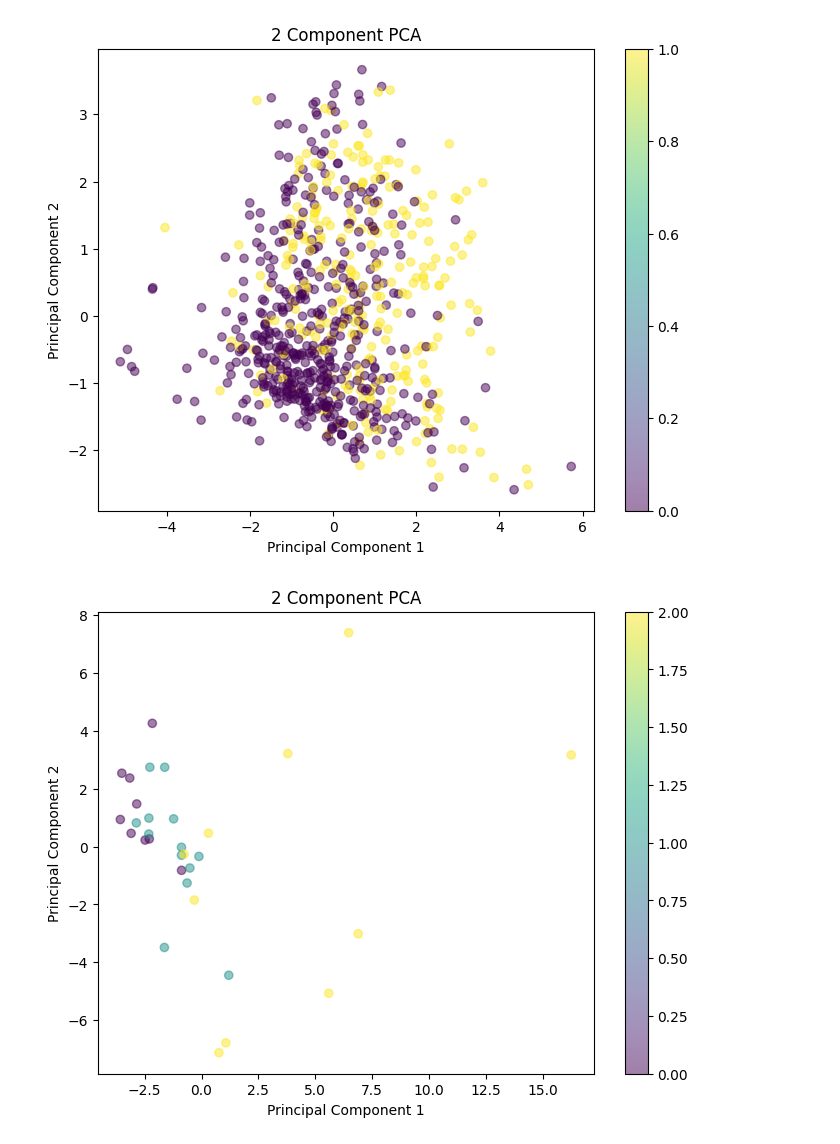
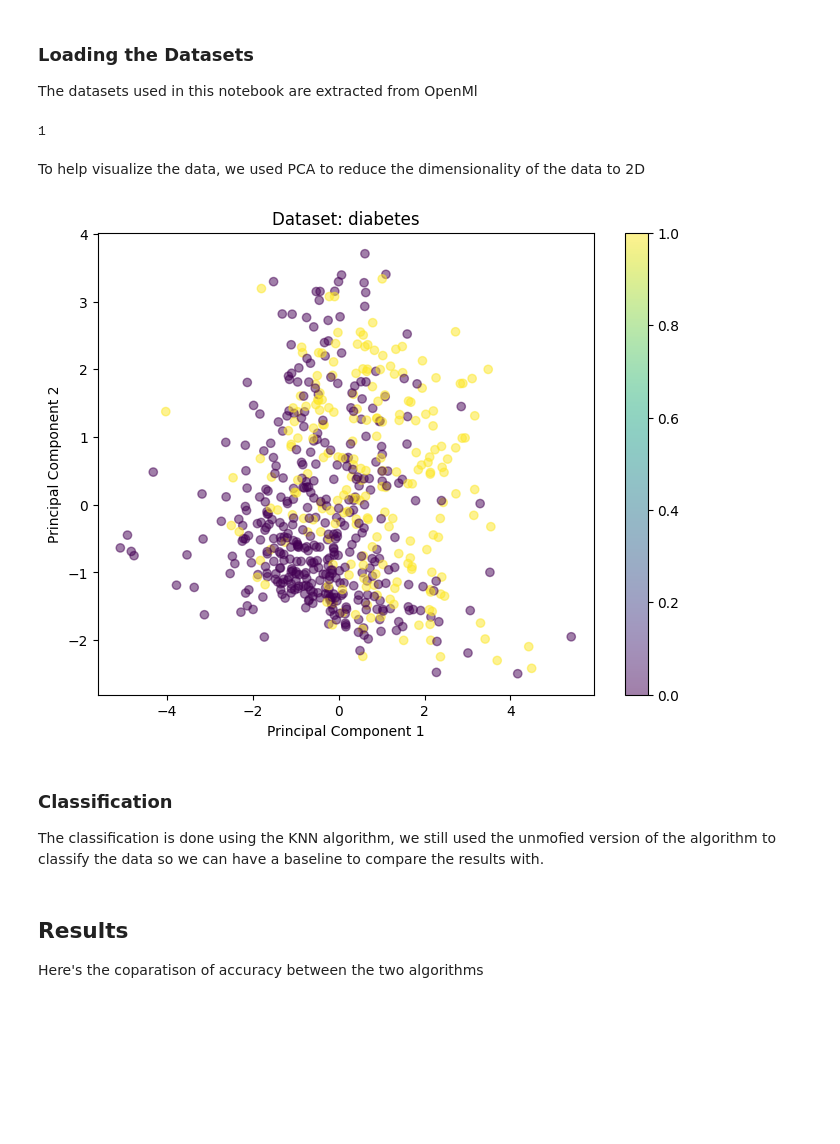
Before and after one commit to franciscoribeiro2003/KNN-NearestNeighbourVariation, a Jupyter notebook: Notebook.ipynb, the cells around one changed output. Saved outputs shown, nothing was run; the diff lists cells and outputs as text; code cells hidden in the pictures; blank space fills up the shorter version.

Commit message:
More datasets

```diff
--- a/Notebook.ipynb
+++ b/Notebook.ipynb
@@ -21,9 +12,48 @@ datatraintest.append(train_test_split(datasets[1][0], datasets[1][1], test_size=
-# %%
-# draw the plot using af.apply_pca_and_plot_with_encoding(X, y)
-af.apply_pca_and_plot_with_encoding(datasets[0][0], datasets[0][1])
-af.apply_pca_and_plot_with_encoding(datasets[1][0], datasets[1][1])
-# %% [output]
-[figure, removed]
-[figure, removed]
+# %% [markdown]
+### Loading the Datasets
+The datasets used in this notebook are extracted from OpenMl
+# %%
+datasets = [] # list of datasets that store tuples X, y
+datasets_names = [] # list of datasets names
+datatraintest = [] # list of tuples X_train, X_test, y_train, y_test
+
+# push the with id 37 and 163 into the datasets list
+datasets.append(af.fetch_and_prepare_dataset(37))
+datasets_names.append("diabetes")
+
+# datasets.append(af.fetch_and_prepare_dataset(42175))
+# datasets_names.append("CreditCardFraudDetection")
+
+# datasets.append(af.fetch_and_prepare_dataset(43465))
+# datasets_names.append("Boston-house-price-data")
+
+# datasets.append(af.fetch_and_prepare_dataset(61))
+# datasets_names.append("Iris")
+
+# datasets.append(af.fetch_and_prepare_dataset(40983))
+# datasets_names.append("wilt")
+
+# datasets.append(af.fetch_and_prepare_dataset(44))
+# datasets_names.append("spambase")
+
+
+# Append the split data as a dictionary
+for dataset in datasets:
+    X_train, X_test, y_train, y_test = train_test_split(dataset[0], dataset[1], test_size=0.2)
+    datatraintest.append({'X_train': X_train, 'X_test': X_test, 'y_train': y_train, 'y_test': y_test})
+# %%
+print(len(datatraintest))
+# %% [output]
+1
+# %% [markdown]
+To help visualize the data, we used PCA to reduce the dimensionality of the data to 2D
+# %%
+for dataset , dataset_name in zip(datatraintest, datasets_names):
+    af.apply_pca_and_plot_with_encoding(dataset['X_train'], dataset['y_train'], dataset_name)
+# %% [output]
+[figure, added]
+# %% [markdown]
+### Classification
+The classification is done using the KNN algorithm, we still used the unmofied version of the algorithm to classify the data so we can have a baseline to compare the results with.
 # %%
 # list of classifiers
@@ -35,5 +67,8 @@ def classify_and_evaluate(classifier, X_train, X_test, y_train, y_test):
     y_pred = classifier.predict(X_test)
     return accuracy_score(y_test, y_pred)
+# %% [markdown]
+## Results
+Here's the coparatison of accuracy between the two algorithms
 # %%
 # iterate over the classifiers
 for i in range(len(datasets)):
```
Also changed, not shown: parts of 6 cells of this notebook, 1 other file.
